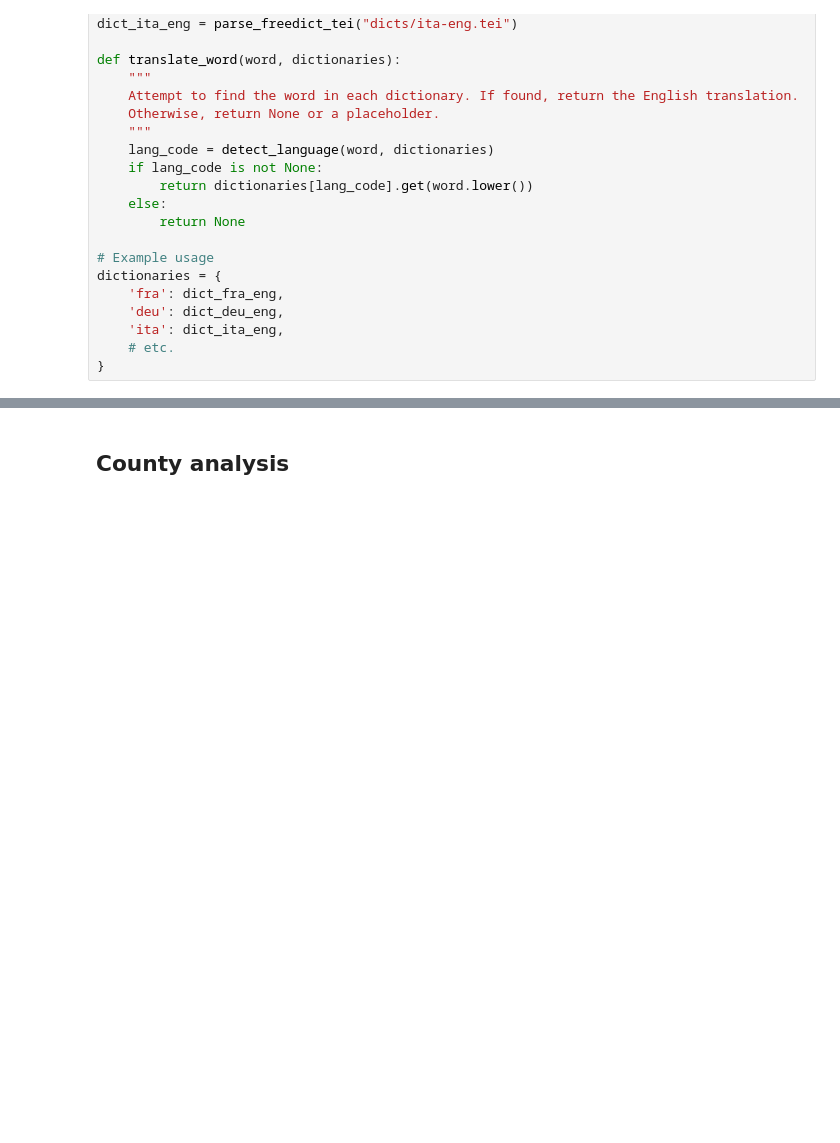
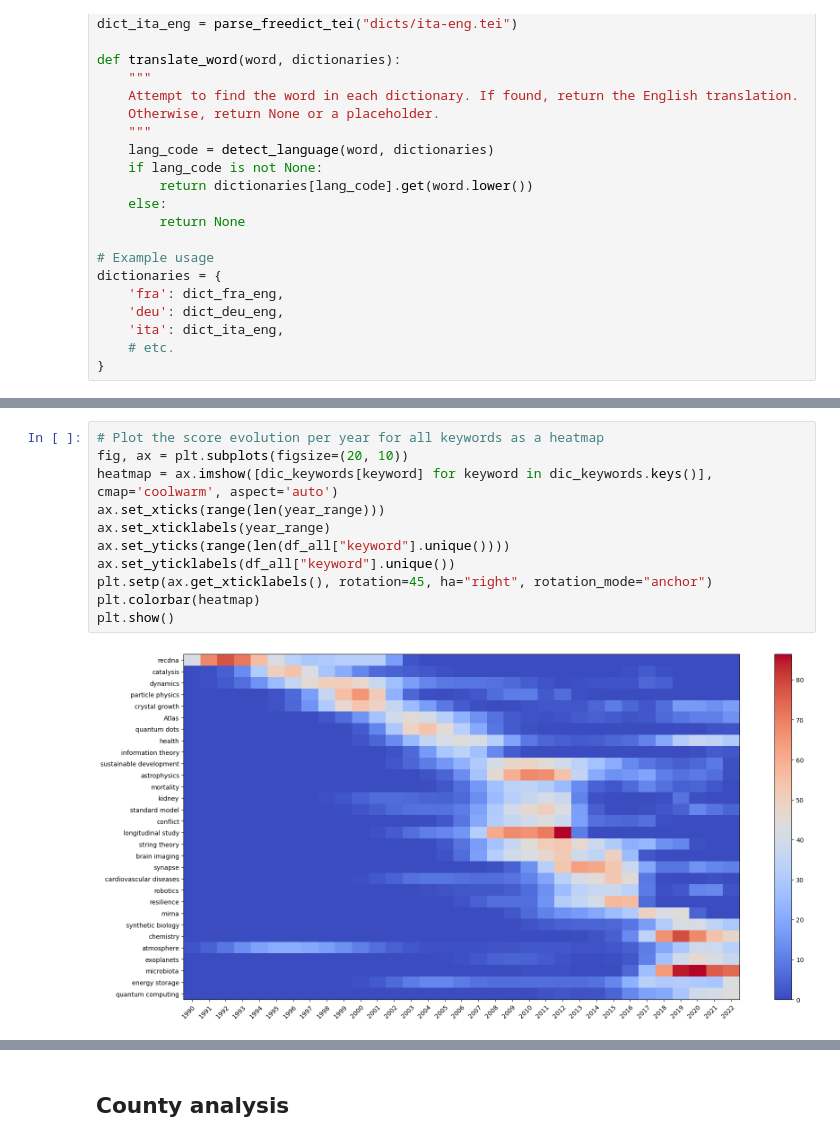
Before and after one commit to ColasDroin/wrangling_snsf, a Jupyter notebook: analysis.ipynb, the cells around one changed output, grey strips where cells are left out. Drawn from its saved outputs; the diff is of its cells as text; blank space fills up the shorter version.

```diff
--- a/analysis.ipynb
+++ b/analysis.ipynb
@@ -308,0 +388,13 @@ for year in range (2000, 2025, 1):
+# %%
+# Plot the score evolution per year for all keywords as a heatmap
+fig, ax = plt.subplots(figsize=(20, 10))
+heatmap = ax.imshow([dic_keywords[keyword] for keyword in dic_keywords.keys()], cmap='coolwarm', aspect='auto')
+ax.set_xticks(range(len(year_range)))
+ax.set_xticklabels(year_range)
+ax.set_yticks(range(len(df_all["keyword"].unique())))
+ax.set_yticklabels(df_all["keyword"].unique())
+plt.setp(ax.get_xticklabels(), rotation=45, ha="right", rotation_mode="anchor")
+plt.colorbar(heatmap)
+plt.show()
+# %% [output]
+[figure, added]
```
Also changed, not shown: parts of 13 cells of this notebook.
